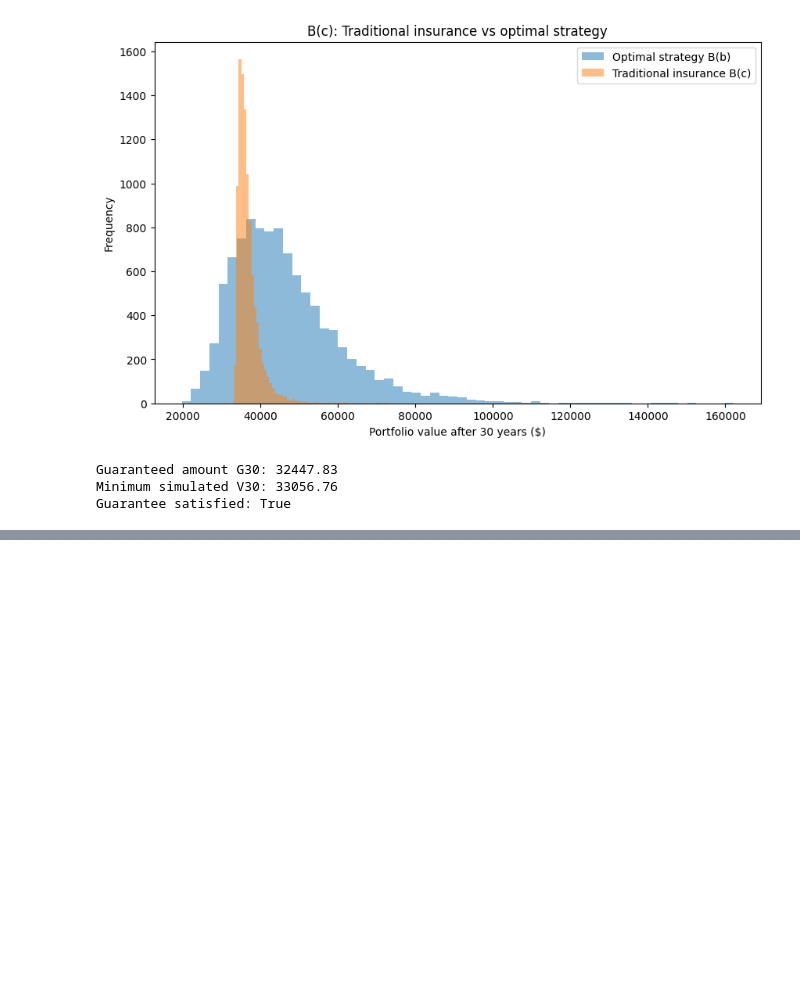
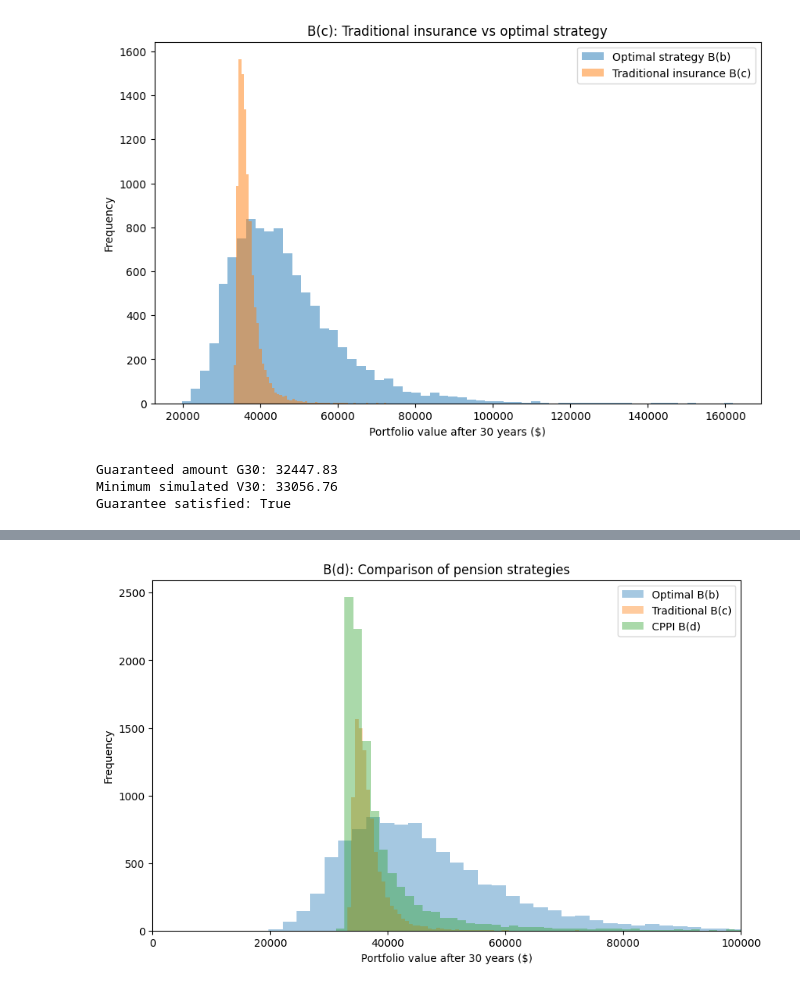
Before and after one commit to tom-fritzdorf/Risk-managment, a Jupyter notebook: projekt1_Noah.ipynb, the cells around one changed output, grey strips where cells are left out. Drawn from its saved outputs; the diff is of its cells as text; code cells hidden in the pictures; blank space fills up the shorter version.

```diff
--- a/projekt1_Noah.ipynb
+++ b/projekt1_Noah.ipynb
@@ -647,3 +647,87 @@ Mean: 46448.21
 Guaranteed amount G30: 32447.83
 Minimum simulated V30: 33056.76
 Guarantee satisfied: True
+# %%
+# B(d) - CPPI with leverage 2
+
+def simulate_cppi(mu, sigma, Z):
+    n, T = Z.shape
+
+    r = 0.01
+    r_bar = 0.005
+    deposit = 1000
+    leverage = 2
+
+    V = np.zeros(n)
+    G = 0.0
+
+    for k in range(1, T + 1):
+
+        # Guaranteed value at the end of year k
+        G = (G + deposit) * np.exp(r_bar)
+
+        # Stock return during year k
+        R_k = np.exp(mu + sigma * Z[:, k - 1])
+
+        # Available capital at the beginning of year k
+        W = V + deposit
+
+        # Amount required in the bond to cover the guarantee
+        bond_required = G * np.exp(-r)
+
+        # Surplus above the discounted guarantee
+        surplus = W - bond_required
+
+        # CPPI investment with leverage 2
+        # If the portfolio is below the guarantee, invest only in bonds
+        stock = leverage * np.maximum(surplus, 0)
+
+        # Remaining investment in the risk-free bond
+        bond = W - stock
+
+        # End-of-year portfolio value
+        V = stock * R_k + bond * np.exp(r)
+
+    return V
+
+
+# Use the same scenarios for all three strategies
+
+V30_optimal = simulate_pension(mu, sigma, p_opt, c_opt, Z)
+V30_traditional = simulate_traditional(mu, sigma, Z)
+V30_cppi = simulate_cppi(mu, sigma, Z)
+
+print(f"{'Strategy':<25} {'Mean':>12} {'1% quantile':>15}")
+print("-" * 54)
+
+for name, values in [
+    ("Optimal B(b)", V30_optimal),
+    ("Traditional B(c)", V30_traditional),
+    ("CPPI B(d)", V30_cppi)
+]:
+    print(
+        f"{name:<25} "
+        f"{np.mean(values):>12.2f} "
+        f"{np.quantile(values, 0.01):>15.2f}"
+    )
+
+
+
+plt.figure(figsize=(10, 6))
+
+plt.hist(V30_optimal, bins=60, density=False,
+         alpha=0.4, label="Optimal B(b)")
+
+plt.hist(V30_traditional, bins=60, density=False,
+         alpha=0.4, label="Traditional B(c)")
+
+plt.hist(V30_cppi, bins=400, density=False,
+         alpha=0.4, label="CPPI B(d)")
+
+plt.xlabel("Portfolio value after 30 years ($)")
+plt.ylabel("Frequency")
+plt.title("B(d): Comparison of pension strategies")
+plt.xlim(0, 100000)
+plt.legend()
+plt.show()
+# %% [output]
@@ -649,0 +739 @@ Guarantee satisfied: True
+[figure, added]
```
Also changed, not shown: parts of 1 cell of this notebook.
